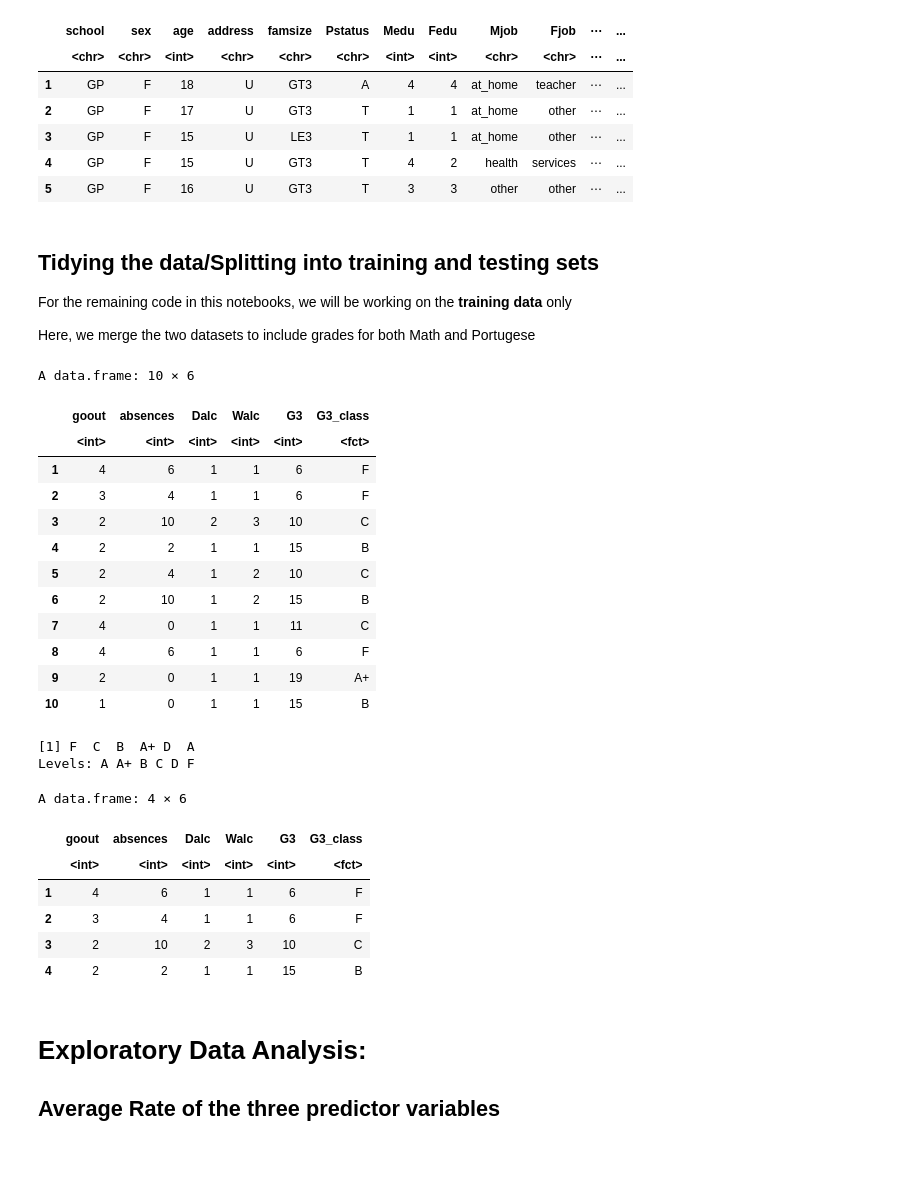
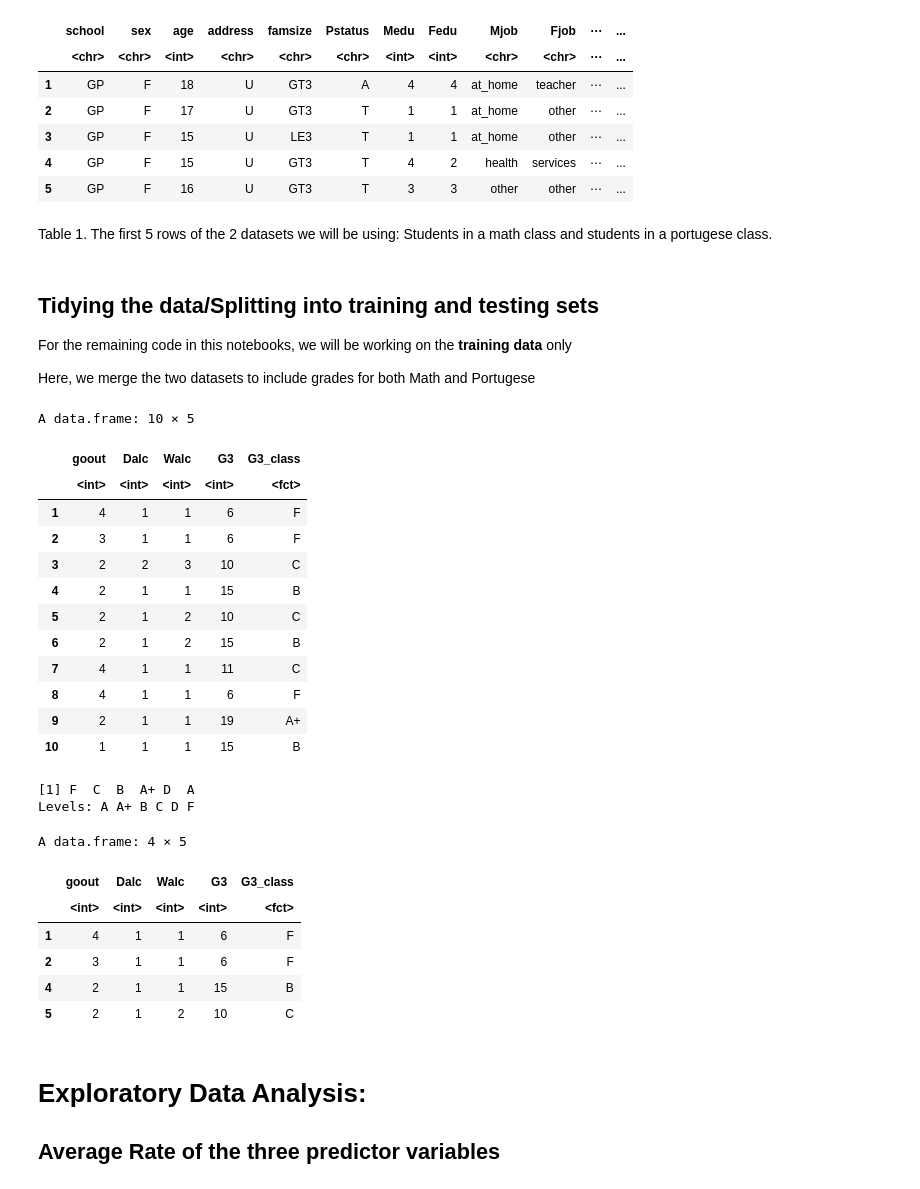
Before and after one commit to eto168/DSCI100_team24_project_proposal, a Jupyter notebook: Project-Report.ipynb, the cells around one changed output. Drawn from its saved outputs; the diff is of its cells as text; code cells hidden in the pictures; blank space fills up the shorter version.

```diff
--- a/Project-Report.ipynb
+++ b/Project-Report.ipynb
@@ -83,6 +85,8 @@ A data.frame: 5 × 33
 | 3 | GP | F | 15 | U | LE3 | T | 1 | 1 | at_home | other | ⋯ | ... |
 | 4 | GP | F | 15 | U | GT3 | T | 4 | 2 | health | services | ⋯ | ... |
 | 5 | GP | F | 16 | U | GT3 | T | 3 | 3 | other | other | ⋯ | ... |
+# %% [markdown]
+Table 1. The first 5 rows of the 2 datasets we will be using: Students in a math class and students in a portugese class.
 # %% [markdown]
 ## Tidying the data/Splitting into training and testing sets
 For the remaining code in this notebooks, we will be working on the __training data__ only
@@ -91,54 +95,54 @@ Here, we merge the two datasets to include grades for both Math and Portugese
 # %%
 #Merge the datasets
 total_set <- rbind(student_mat, student_por)
 
 #filter for desired columns
 filtered_set <- total_set %>%
-                select(goout, absences, Dalc, Walc, G3)
+                select(goout, Dalc, Walc, G3)
 
 #reduce the number of classes our model needs to predict by grouping final grades (G3)
 #here, we use the portugese grading system found at: https://www.scholaro.com/pro/Countries/Portugal/Grading-System
 #this website shows the portugese grades on a 1-20 scale to letter grades on the American Grading System
-data_with_lg <- filtered_set %>%
+data_train_new_classifier <- filtered_set %>%
     mutate(G3_class = case_when((G3 >= 0 & G3 <= 6.99) ~ "F",
                                 (G3 >= 7 & G3 <= 9.99) ~"D",
                                 (G3 >= 10 & G3 <= 13.99) ~ "C",
                                 (G3 >= 14 & G3 <= 15.99) ~ "B",
                                 (G3 >= 16 & G3 <= 17.99) ~ "A",
                                 (G3 >= 18 & G3 <= 20 ~ "A+")),
           G3_class = as.factor(G3_class))
 
-head(data_with_lg, 10)
-unique(data_with_lg$G3_class)
+head(data_train_new_classifier, 10)
+unique(data_train_new_classifier$G3_class)
 
 #split our dataset into a training and testing set.
-data_split <- initial_split(data_with_lg, prop = 0.75, strata = G3)  #where G3 = final grade
+data_split <- initial_split(data_train_new_classifier, prop = 0.75, strata = G3)  #where G3 = final grade
 data_train <- training(data_split)
 data_test <- testing(data_split)
 head(data_train, 4)
 # %% [output]
-A data.frame: 10 × 6
+A data.frame: 10 × 5
-|  | goout | absences | Dalc | Walc | G3 | G3_class |
-|  | <int> | <int> | <int> | <int> | <int> | <fct> |
-| 1 | 4 | 6 | 1 | 1 | 6 | F |
-| 2 | 3 | 4 | 1 | 1 | 6 | F |
-| 3 | 2 | 10 | 2 | 3 | 10 | C |
-| 4 | 2 | 2 | 1 | 1 | 15 | B |
-| 5 | 2 | 4 | 1 | 2 | 10 | C |
-| 6 | 2 | 10 | 1 | 2 | 15 | B |
-| 7 | 4 | 0 | 1 | 1 | 11 | C |
-| 8 | 4 | 6 | 1 | 1 | 6 | F |
-| 9 | 2 | 0 | 1 | 1 | 19 | A+ |
-| 10 | 1 | 0 | 1 | 1 | 15 | B |
+|  | goout | Dalc | Walc | G3 | G3_class |
+|  | <int> | <int> | <int> | <int> | <fct> |
+| 1 | 4 | 1 | 1 | 6 | F |
+| 2 | 3 | 1 | 1 | 6 | F |
+| 3 | 2 | 2 | 3 | 10 | C |
+| 4 | 2 | 1 | 1 | 15 | B |
+| 5 | 2 | 1 | 2 | 10 | C |
+| 6 | 2 | 1 | 2 | 15 | B |
+| 7 | 4 | 1 | 1 | 11 | C |
+| 8 | 4 | 1 | 1 | 6 | F |
+| 9 | 2 | 1 | 1 | 19 | A+ |
+| 10 | 1 | 1 | 1 | 15 | B |
 [1] F  C  B  A+ D  A
 Levels: A A+ B C D F
-A data.frame: 4 × 6
+A data.frame: 4 × 5
-|  | goout | absences | Dalc | Walc | G3 | G3_class |
-|  | <int> | <int> | <int> | <int> | <int> | <fct> |
-| 1 | 4 | 6 | 1 | 1 | 6 | F |
-| 2 | 3 | 4 | 1 | 1 | 6 | F |
-| 3 | 2 | 10 | 2 | 3 | 10 | C |
-| 4 | 2 | 2 | 1 | 1 | 15 | B |
+|  | goout | Dalc | Walc | G3 | G3_class |
+|  | <int> | <int> | <int> | <int> | <fct> |
+| 1 | 4 | 1 | 1 | 6 | F |
+| 2 | 3 | 1 | 1 | 6 | F |
+| 4 | 2 | 1 | 1 | 15 | B |
+| 5 | 2 | 1 | 2 | 10 | C |
 # %% [markdown]
 # Exploratory Data Analysis:
 
```
Also changed, not shown: parts of 16 cells of this notebook.
